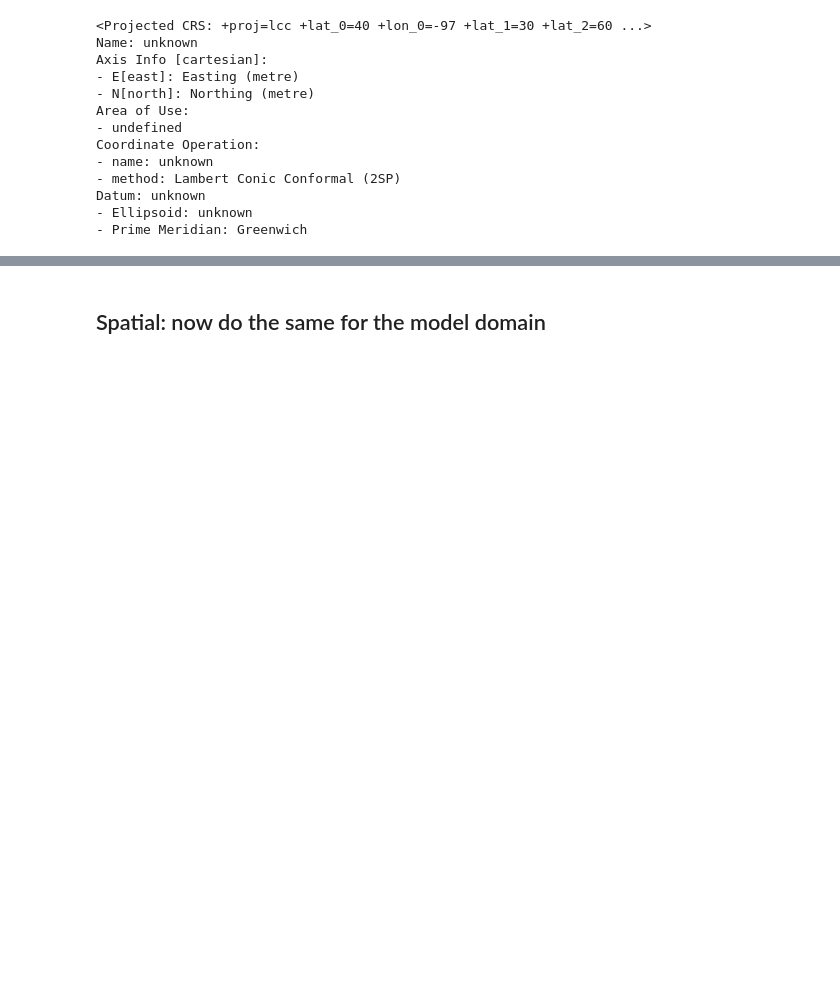
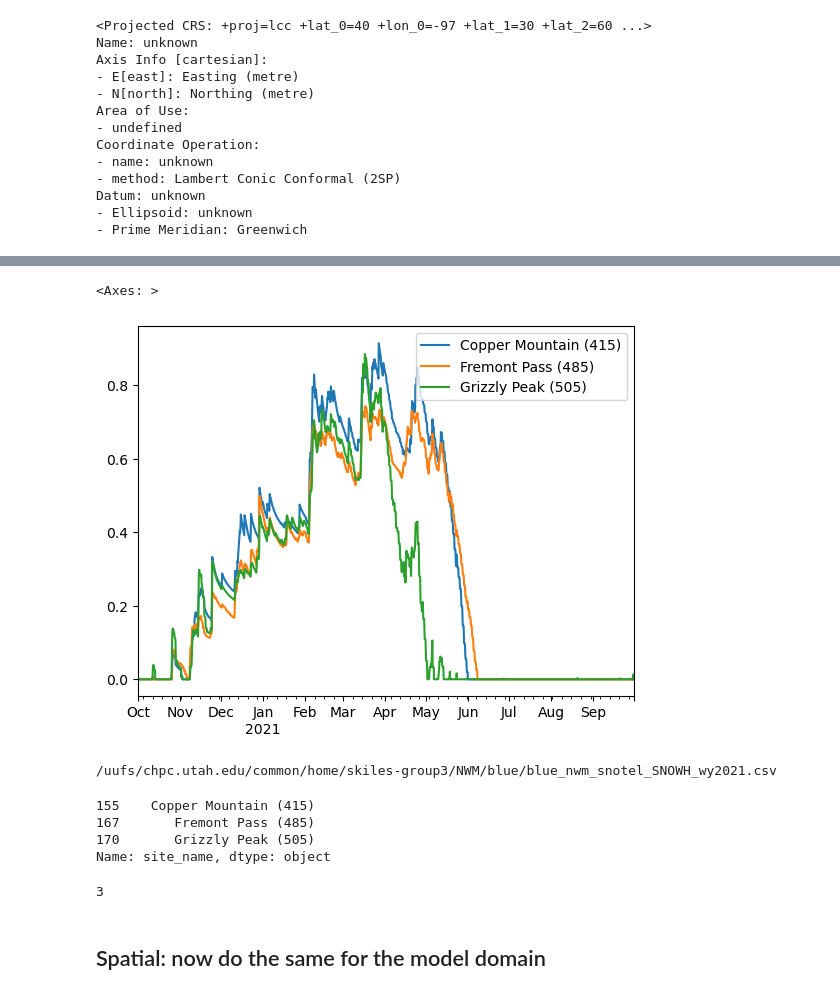
Before and after one commit to jmichellehu/ucrb-isnobal, a Jupyter notebook: notebooks/nwm/extract_NWM_outputs_animas.ipynb, the cells around one changed output, grey strips where cells are left out. Saved outputs shown, nothing was run; the diff lists cells and outputs as text; code cells hidden in the pictures; blank space fills up the shorter version.

```diff
--- a/notebooks/nwm/extract_NWM_outputs_animas.ipynb
+++ b/notebooks/nwm/extract_NWM_outputs_animas.ipynb
@@ -156,0 +155,8 @@ for ds in basin_nwm_ds:
+# %%
+%%time
+# Turn it into a dict?
+nwm_snowh_dict = dict()
+for jdx, ds in enumerate(basin_nwm_ds):
+    nwm_snowh_dict[site_gdf['site_name'].values[jdx]] = ds.values
+
+nwm_snowh_dict
@@ -156,0 +170,4 @@ for ds in basin_nwm_ds:
+# %%
+# Turn it into a dataframe
+df = pd.DataFrame(nwm_snowh_dict, index=ds['time'].values)
+df
@@ -157,12 +188,31 @@ for ds in basin_nwm_ds:
+# %%
+df.plot()
+# %% [output]
+<Axes: >
+[figure, added]
 # %%
-# Save the datasets to file for easy access later
-# save as netcdf with each basin in the dataset list as a data layer?
-# They only share temporal dimensions, not geographic ones as they are points...
-# Do we want these properly projected or does it not matter?
-# could just turn this into a gdf based off of site_gdf
-# row 1 site names
-# row XYZ - snow depth, every six horus day
-#
+# Save the the dataframe as csv for easy access later
+nwm_basin_dir = f'/uufs/chpc.utah.edu/common/home/skiles-group3/NWM/{basin}'
+nwm_basin_dir
+if not os.path.exists(nwm_basin_dir):
+    os.makedirs(nwm_basin_dir)
+outname = f'{nwm_basin_dir}/{basin}_nwm_snotel_SNOWH_wy{wy}.csv'
+if not os.path.exists(outname):
+    df.to_csv(outname)
+print(outname)
+# %% [output]
+/uufs/chpc.utah.edu/common/home/skiles-group3/NWM/blue/blue_nwm_snotel_SNOWH_wy2021.csv
+# %%
+site_gdf['site_name']
+# %% [output]
+155    Copper Mountain (415)
+167       Fremont Pass (485)
+170       Grizzly Peak (505)
+Name: site_name, dtype: object
+# %%
+len(site_gdf)
+# %% [output]
+3
 # %% [markdown]
 ## Spatial: now do the same for the model domain
 # %%
```
Also changed, not shown: parts of 38 cells of this notebook, 4 other files.
